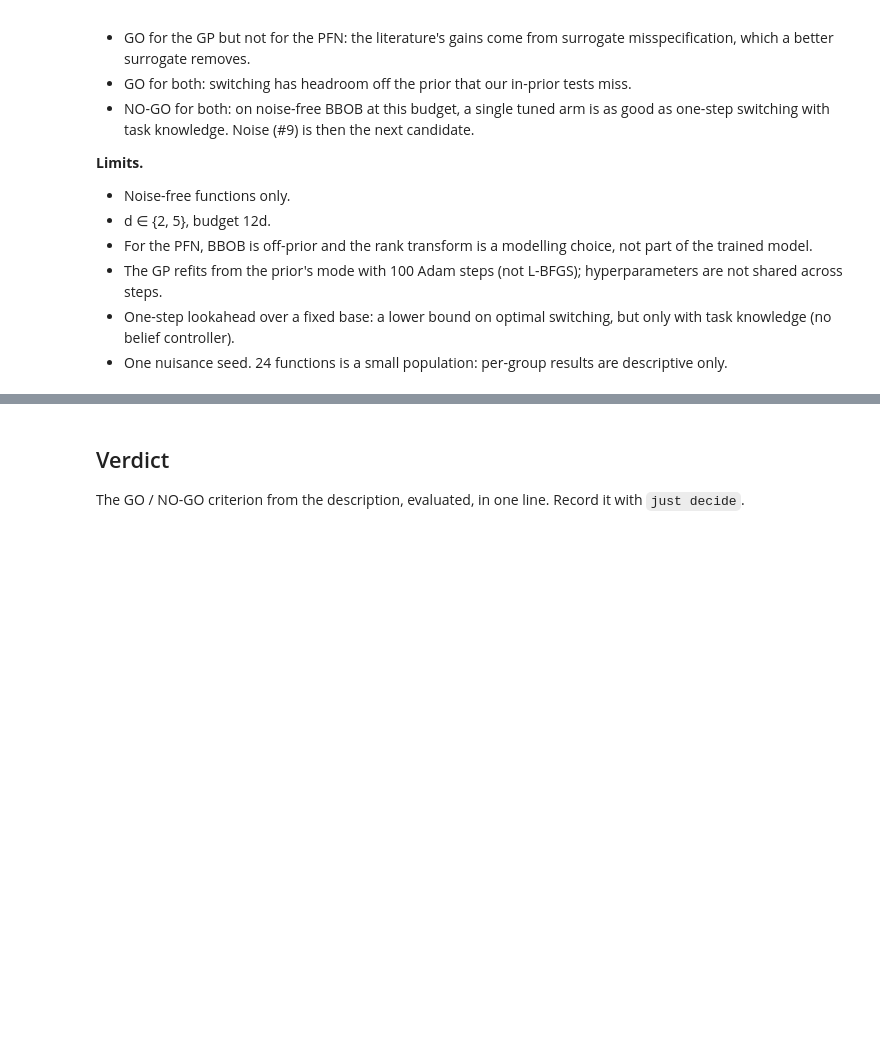
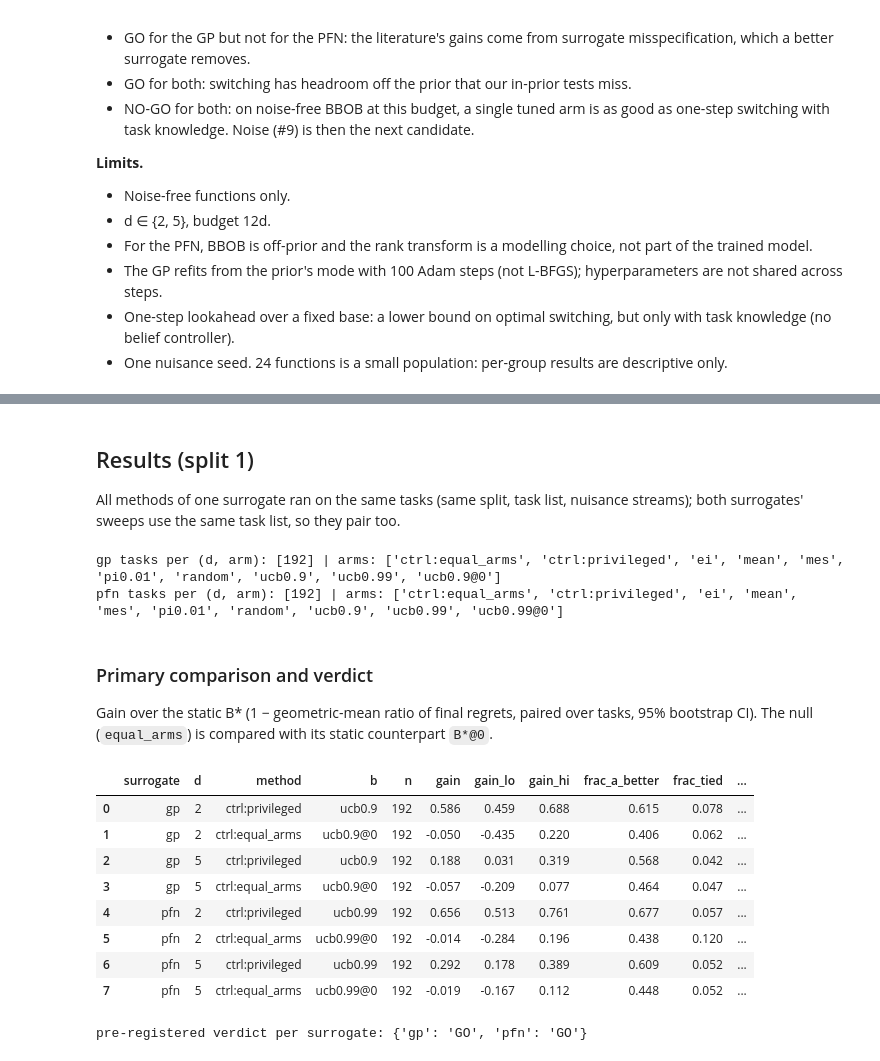
Before and after one commit to timruhkopf/anytime-acquisition, a Jupyter notebook: notebooks/04_2026-10-22_bbob_switching.ipynb, the cells around one changed output, grey strips where cells are left out. Drawn from its saved outputs; the diff is of its cells as text; code cells hidden in the pictures; blank space fills up the shorter version.

```diff
--- a/notebooks/04_2026-10-22_bbob_switching.ipynb
+++ b/notebooks/04_2026-10-22_bbob_switching.ipynb
@@ -82,4 +312,46 @@ summarize(snap.runs, "<metric>")
 # %% [markdown]
-## Verdict
+## Results (split 1)
 
-The GO / NO-GO criterion from the description, evaluated, in one line. Record it with `just decide`.
+All methods of one surrogate ran on the same tasks (same split, task list, nuisance streams); both surrogates' sweeps use the same task list, so they pair too.
+# %%
+regs = {s: load(snap)[0] for s, snap in conf.items()}
+reg1 = pd.concat(regs.values(), ignore_index=True)
+fins = {s: final(r).merge(r.drop_duplicates(["d", "arm", "seed"])[["d", "arm", "seed", "fid"]], on=["d", "arm", "seed"]) for s, r in regs.items()}
+DS = sorted(reg1.d.unique())
+for s, f in fins.items():
+    print(s, "tasks per (d, arm):", f.groupby(["d", "arm"]).size().unique(), "| arms:", sorted(f.arm.unique()))
+# %% [output]
+gp tasks per (d, arm): [192] | arms: ['ctrl:equal_arms', 'ctrl:privileged', 'ei', 'mean', 'mes', 'pi0.01', 'random', 'ucb0.9', 'ucb0.99', 'ucb0.9@0']
+pfn tasks per (d, arm): [192] | arms: ['ctrl:equal_arms', 'ctrl:privileged', 'ei', 'mean', 'mes', 'pi0.01', 'random', 'ucb0.9', 'ucb0.99', 'ucb0.99@0']
+# %% [markdown]
+### Primary comparison and verdict
+
+Gain over the static B\* (1 − geometric-mean ratio of final regrets, paired over tasks, 95% bootstrap CI). The null (`equal_arms`) is compared with its static counterpart `B*@0`.
+# %%
+rows = []
+for s, f in fins.items():
+    for d in DS:
+        b = BSTAR[(s, d)]
+        for method, ref in [("ctrl:privileged", b), ("ctrl:equal_arms", f"{b}@0")]:
+            if method in set(f.loc[f.d == d, "arm"]):
+                rows.append({"surrogate": s, "method": method, **paired_gain(f, d, method, ref)})
+primary = pd.DataFrame(rows)
+primary["mde80"] = [mde_gain(sd, n) for sd, n in zip(primary.sd_log_ratio, primary.n, strict=True)]
+display(primary[["surrogate", "d", "method", "b", "n", "gain", "gain_lo", "gain_hi", "frac_a_better", "frac_tied", "sd_log_ratio", "mde80"]].round(3))
+VERDICT = {}
+for s in fins:
+    p = primary.loc[primary.surrogate == s]
+    VERDICT[s] = headroom_verdict(p.loc[p.method == "ctrl:privileged"].to_dict("records"),
+                                  p.loc[p.method == "ctrl:equal_arms"].to_dict("records"))
+print("pre-registered verdict per surrogate:", VERDICT)
+# %% [output]
+|  | surrogate | d | method | b | n | gain | gain_lo | gain_hi | frac_a_better | frac_tied | ... |
+| 0 | gp | 2 | ctrl:privileged | ucb0.9 | 192 | 0.586 | 0.459 | 0.688 | 0.615 | 0.078 | ... |
+| 1 | gp | 2 | ctrl:equal_arms | ucb0.9@0 | 192 | -0.050 | -0.435 | 0.220 | 0.406 | 0.062 | ... |
+| 2 | gp | 5 | ctrl:privileged | ucb0.9 | 192 | 0.188 | 0.031 | 0.319 | 0.568 | 0.042 | ... |
+| 3 | gp | 5 | ctrl:equal_arms | ucb0.9@0 | 192 | -0.057 | -0.209 | 0.077 | 0.464 | 0.047 | ... |
+| 4 | pfn | 2 | ctrl:privileged | ucb0.99 | 192 | 0.656 | 0.513 | 0.761 | 0.677 | 0.057 | ... |
+| 5 | pfn | 2 | ctrl:equal_arms | ucb0.99@0 | 192 | -0.014 | -0.284 | 0.196 | 0.438 | 0.120 | ... |
+| 6 | pfn | 5 | ctrl:privileged | ucb0.99 | 192 | 0.292 | 0.178 | 0.389 | 0.609 | 0.052 | ... |
+| 7 | pfn | 5 | ctrl:equal_arms | ucb0.99@0 | 192 | -0.019 | -0.167 | 0.112 | 0.448 | 0.052 | ... |
+pre-registered verdict per surrogate: {'gp': 'GO', 'pfn': 'GO'}
```
Also changed, not shown: parts of 19 cells of this notebook, 17 other files.
